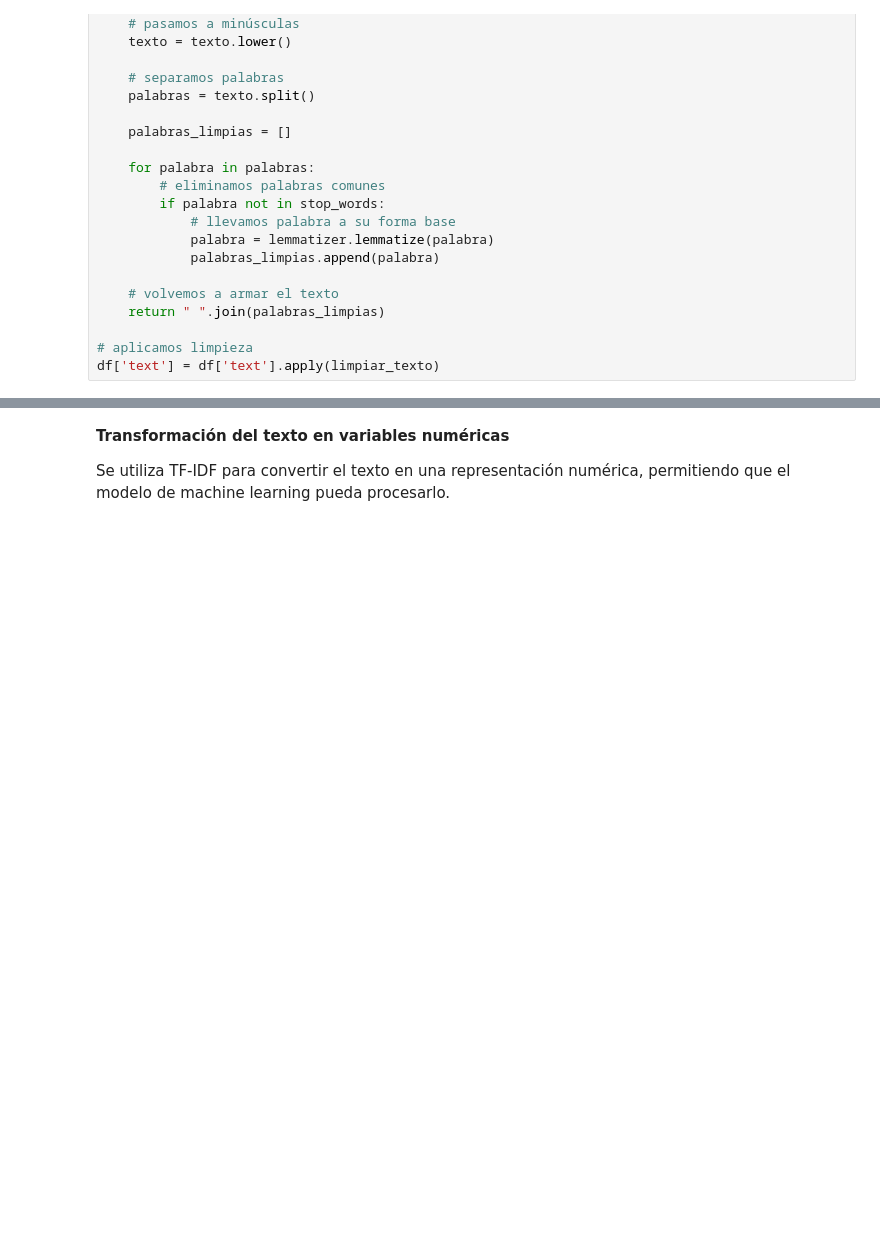
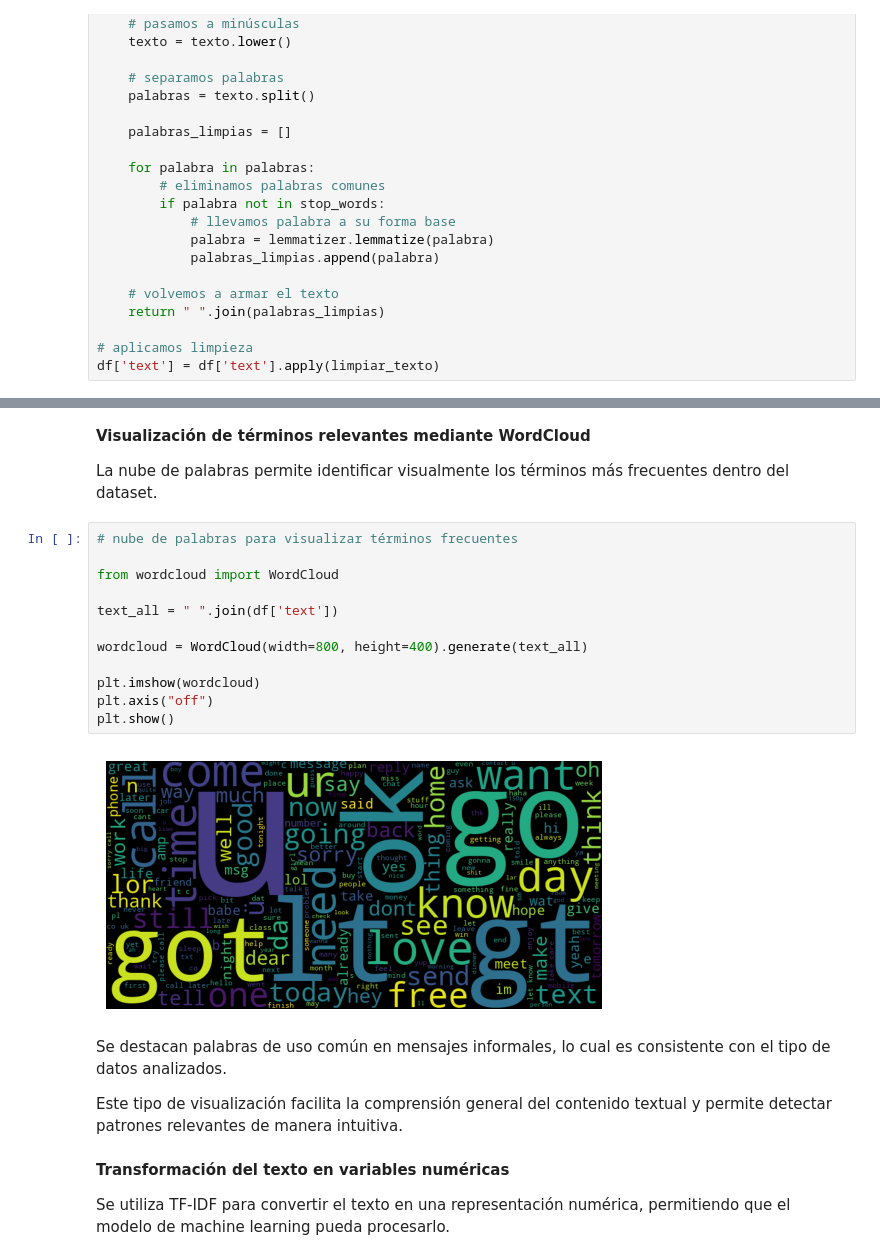
Before and after one commit to karenbochatay/Data_Science_IIII, a Jupyter notebook: DATA_SCIENCE_III.ipynb, the cells around one changed output, grey strips where cells are left out. Cells and saved outputs as stored; diff of their text form; blank space fills up the shorter version.

```diff
--- a/DATA_SCIENCE_III.ipynb
+++ b/DATA_SCIENCE_III.ipynb
@@ -104,3 +179,25 @@ df['text'] = df['text'].apply(limpiar_texto)
+# %% [markdown]
+**Visualización de términos relevantes mediante WordCloud**
+
+La nube de palabras permite identificar visualmente los términos más frecuentes dentro del dataset.
+# %%
+# nube de palabras para visualizar términos frecuentes
+
+from wordcloud import WordCloud
+
+text_all = " ".join(df['text'])
+
+wordcloud = WordCloud(width=800, height=400).generate(text_all)
+
+plt.imshow(wordcloud)
+plt.axis("off")
+plt.show()
+# %% [output]
+[figure, added]
+# %% [markdown]
+Se destacan palabras de uso común en mensajes informales, lo cual es consistente con el tipo de datos analizados.
+
+Este tipo de visualización facilita la comprensión general del contenido textual y permite detectar patrones relevantes de manera intuitiva.
 # %% [markdown]
 **Transformación del texto en variables numéricas**
 
```
Also changed, not shown: parts of 10 cells of this notebook.
